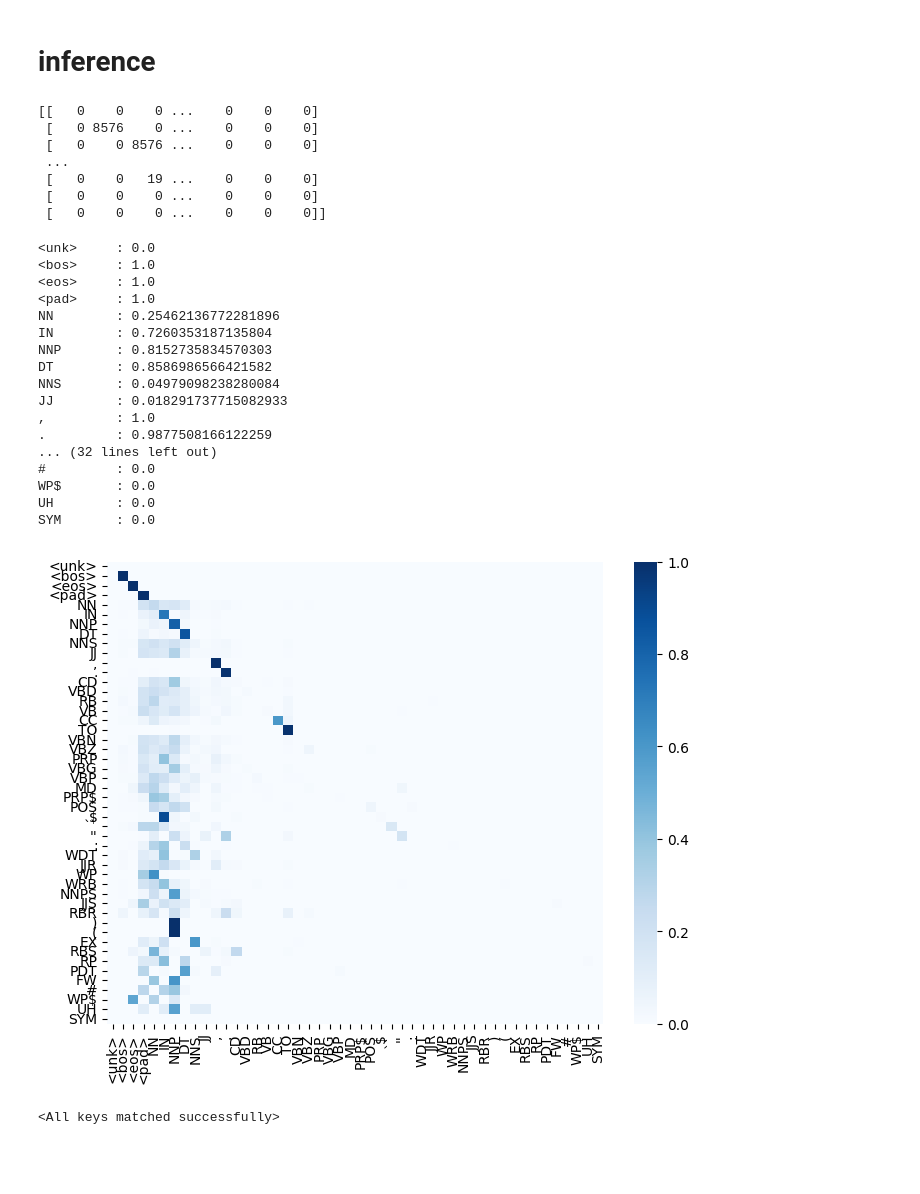
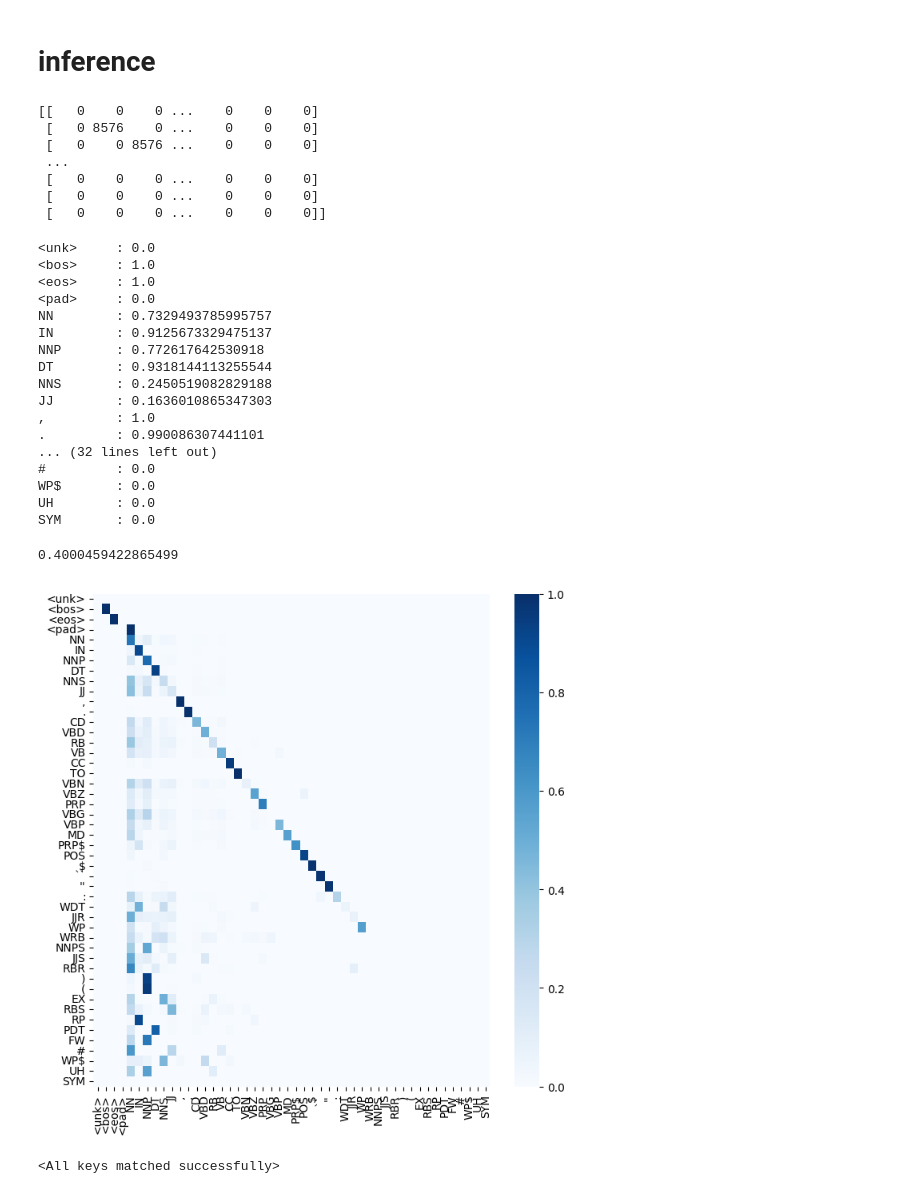
Before and after one commit to gitE0Z9/pytorch-implementations, a Jupyter notebook: notebooks/bilstm.ipynb, the cells around one changed output. Saved outputs shown, nothing was run; the diff lists cells and outputs as text; code cells hidden in the pictures; blank space fills up the shorter version.

```diff
--- a/notebooks/bilstm.ipynb
+++ b/notebooks/bilstm.ipynb
@@ -98,6 +98,7 @@ model = LstmClassifier(
     label_size,
     bidirectional=True,
     context=context,
+    is_sequence=True,
 ).to(device)
 # %%
 torchinfo.summary(model)
@@ -177,7 +178,7 @@ with torch.no_grad():
  [   0 8576    0 ...    0    0    0]
  [   0    0 8576 ...    0    0    0]
  ...
- [   0    0   19 ...    0    0    0]
+ [   0    0    0 ...    0    0    0]
  [   0    0    0 ...    0    0    0]
  [   0    0    0 ...    0    0    0]]
 # %%
@@ -187,24 +188,28 @@ evaluator.show_per_class_accuracy(label_vocab.get_itos(), per_class_acc)
 <unk>     : 0.0
 <bos>     : 1.0
 <eos>     : 1.0
-<pad>     : 1.0
-NN        : 0.25462136772281896
-IN        : 0.7260353187135804
-NNP       : 0.8152735834570303
-DT        : 0.8586986566421582
-NNS       : 0.04979098238280084
-JJ        : 0.018291737715082933
+<pad>     : 0.0
+NN        : 0.7329493785995757
+IN        : 0.9125673329475137
+NNP       : 0.772617642530918
+DT        : 0.9318144113255544
+NNS       : 0.2450519082829188
+JJ        : 0.1636010865347303
 ,         : 1.0
-.         : 0.9877508166122259
+.         : 0.990086307441101
 ... (32 lines left out)
 #         : 0.0
 WP$       : 0.0
 UH        : 0.0
 SYM       : 0.0
+# %%
+per_class_acc.mean()
+# %% [output]
+0.4000459422865499
 # %%
-evaluator.plot_confusion_matrix(confusion_matrix, label_vocab.get_itos(), 'Blues', annot=False)
+evaluator.plot_confusion_matrix(confusion_matrix, label_vocab.get_itos(), 'Blues', annot=False, figsize=(8, 8))
 # %% [output]
-[figure, old version]
+[figure, new version]
 # %%
 model_path = artifacts_path / 'bilstm.pth'
 # %%
```
Also changed, not shown: parts of 1 cell of this notebook, 4 other files.
